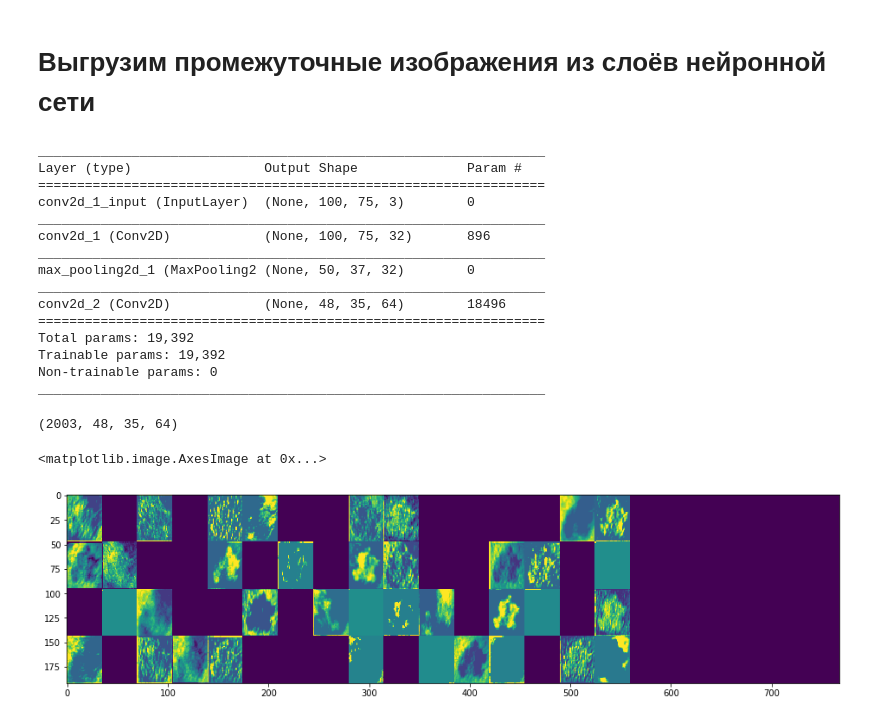
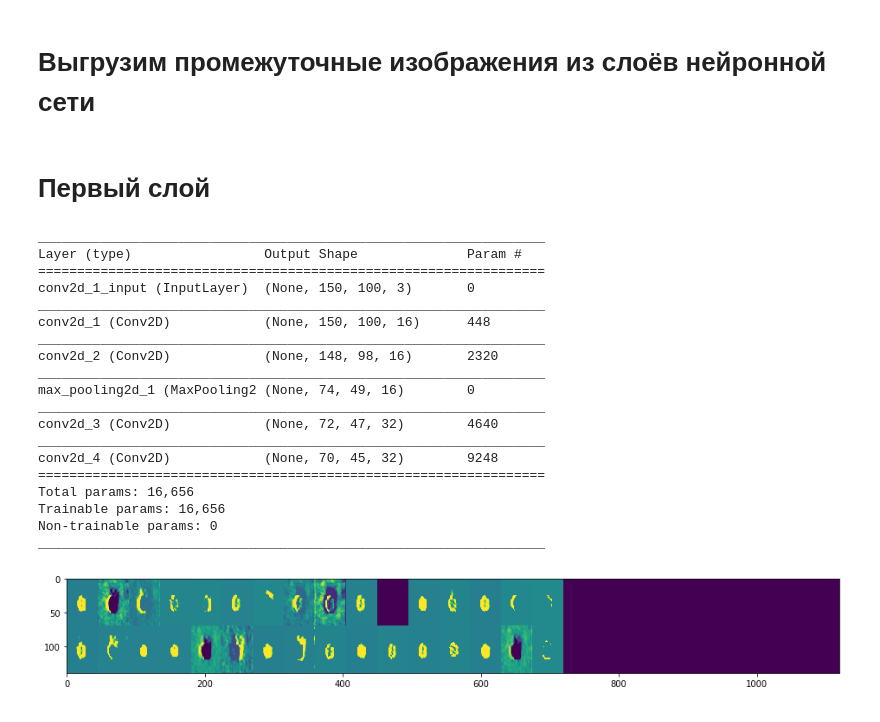
Before and after one commit to Iorgen/skin_cancer_recognition, a Jupyter notebook: Skin cancer recognition test model.ipynb, the cells around one changed output. Drawn from its saved outputs; the diff is of its cells as text; code cells hidden in the pictures.

```diff
--- a/Skin cancer recognition test model.ipynb
+++ b/Skin cancer recognition test model.ipynb
@@ -175,3 +195,26 @@ plt.show()
+# %%
+def layers_pictures(activation):
+    images_per_row = 16
+    n_filters = activation.shape[2]
+    size = activation.shape[1]
+    size2 = activation.shape[2]
+    n_cols = n_filters // images_per_row
+    display_grid = np.zeros((n_cols * size, images_per_row * size))
+
+    for col in range(n_cols):
+        for row in range(images_per_row):
+            channel_image = activation[0, :, :, col * images_per_row + row]
+            channel_image -= channel_image.mean()
+            channel_image /= channel_image.std()
+            channel_image *= 64
+            channel_image += 128
+            channel_image = np.clip(channel_image, 0, 255).astype('uint8')
+            display_grid[col * size : (col + 1) * size, row * size2 : (row + 1) * size2] = channel_image
+
+    scale = 1. / size
+    plt.figure(figsize=(scale * display_grid.shape[1], scale * display_grid.shape[0]))
+    plt.grid(False)
+    plt.imshow(display_grid, aspect='auto', cmap='viridis')
 # %% [markdown]
 # Проверим полученную модель на тестовой выборке
 # %%
@@ -183,50 +226,32 @@ score
 # %% [markdown]
 # Выгрузим промежуточные изображения из слоёв нейронной сети
+# %% [markdown]
+# Первый слой
 # %%
-activation_model = models.Model(inputs=model.input, outputs=model.layers[2].output)
-activation_model.summary()
+First_layer = models.Model(inputs=model.input, outputs=model.layers[4].output)
+First_layer.summary()
 # %% [output]
 _________________________________________________________________
 Layer (type)                 Output Shape              Param #
 =================================================================
-conv2d_1_input (InputLayer)  (None, 100, 75, 3)        0
+conv2d_1_input (InputLayer)  (None, 150, 100, 3)       0
 _________________________________________________________________
-conv2d_1 (Conv2D)            (None, 100, 75, 32)       896
+conv2d_1 (Conv2D)            (None, 150, 100, 16)      448
 _________________________________________________________________
-max_pooling2d_1 (MaxPooling2 (None, 50, 37, 32)        0
+conv2d_2 (Conv2D)            (None, 148, 98, 16)       2320
 _________________________________________________________________
-conv2d_2 (Conv2D)            (None, 48, 35, 64)        18496
+max_pooling2d_1 (MaxPooling2 (None, 74, 49, 16)        0
+_________________________________________________________________
+conv2d_3 (Conv2D)            (None, 72, 47, 32)        4640
+_________________________________________________________________
+conv2d_4 (Conv2D)            (None, 70, 45, 32)        9248
 =================================================================
-Total params: 19,392
-Trainable params: 19,392
+Total params: 16,656
+Trainable params: 16,656
 Non-trainable params: 0
 _________________________________________________________________
-# %%
-activation = activation_model.predict(X_test)
-images_per_row = 16
-n_filters = activation.shape[-1]
-size = activation.shape[1]
-n_cols = n_filters // images_per_row
-display_grid = np.zeros((n_cols * size, images_per_row * size))
-
-for col in range(n_cols):
-    for row in range(images_per_row):
-        channel_image = activation[0, :, :, col * images_per_row + row]
-        channel_image -= channel_image.mean()
-        channel_image /= channel_image.std()
-        channel_image *= 64
-        channel_image += 128
-        channel_image = np.clip(channel_image, 0, 255).astype('uint8')
-        display_grid[col * size : (col + 1) * size, row * size0 : (row + 1) * size0] = channel_image
-
-scale = 1. / size
-plt.figure(figsize=(scale * display_grid.shape[1], scale * display_grid.shape[0]))
-plt.grid(False)
-plt.imshow(display_grid, aspect='auto', cmap='viridis')
-# %% [output]
-(2003, 48, 35, 64)
-# %%
-plt.imshow(display_grid, aspect='auto', cmap='viridis')
-# %% [output]
-<matplotlib.image.AxesImage at 0x...>
-[figure, removed]
+# %%
+First_layer_activation = First_layer.predict(X_test)
+layers_pictures(First_layer_activation)
+# %% [output]
+[figure, added]
```
Also changed, not shown: parts of 19 cells of this notebook.
